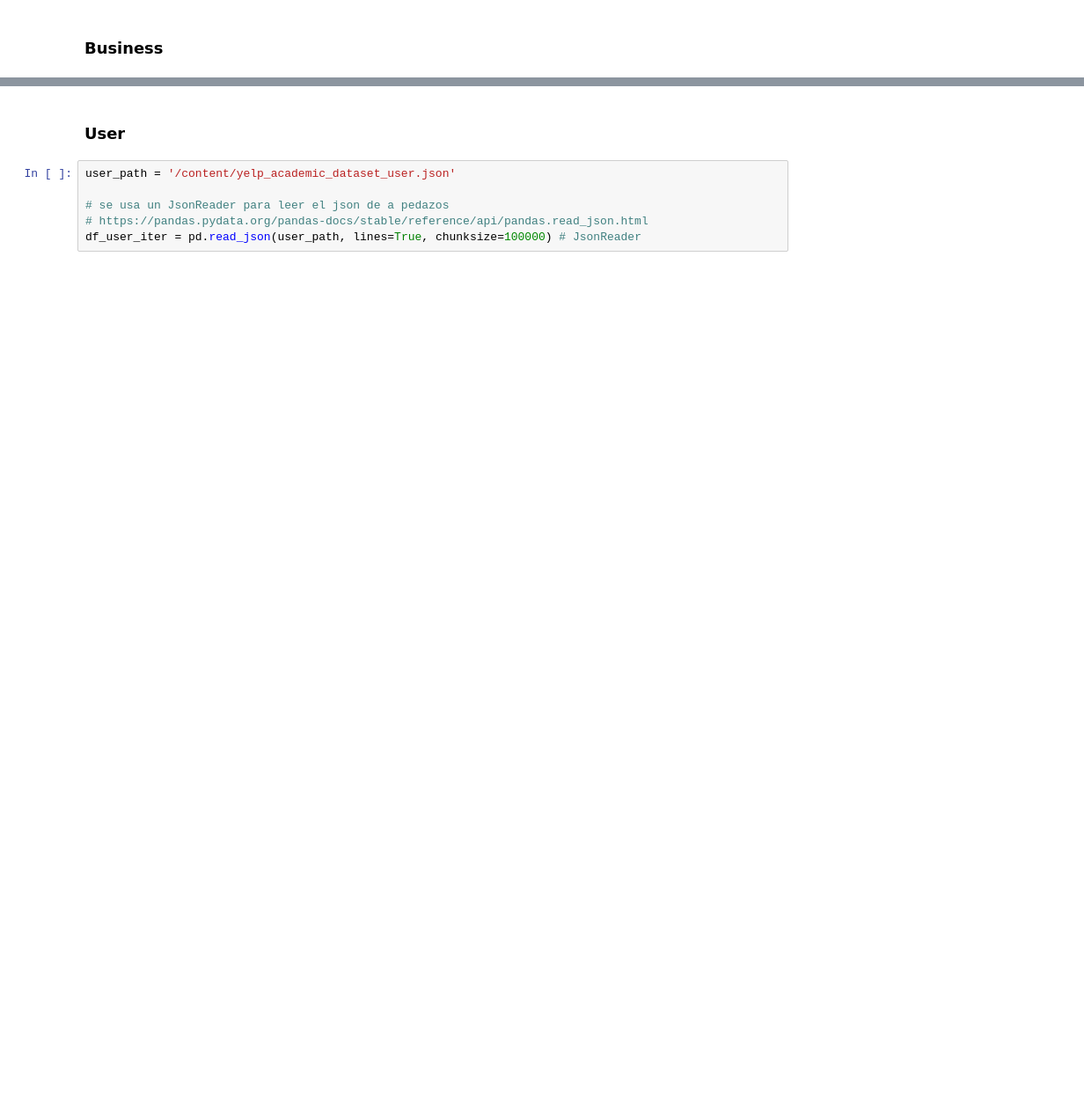
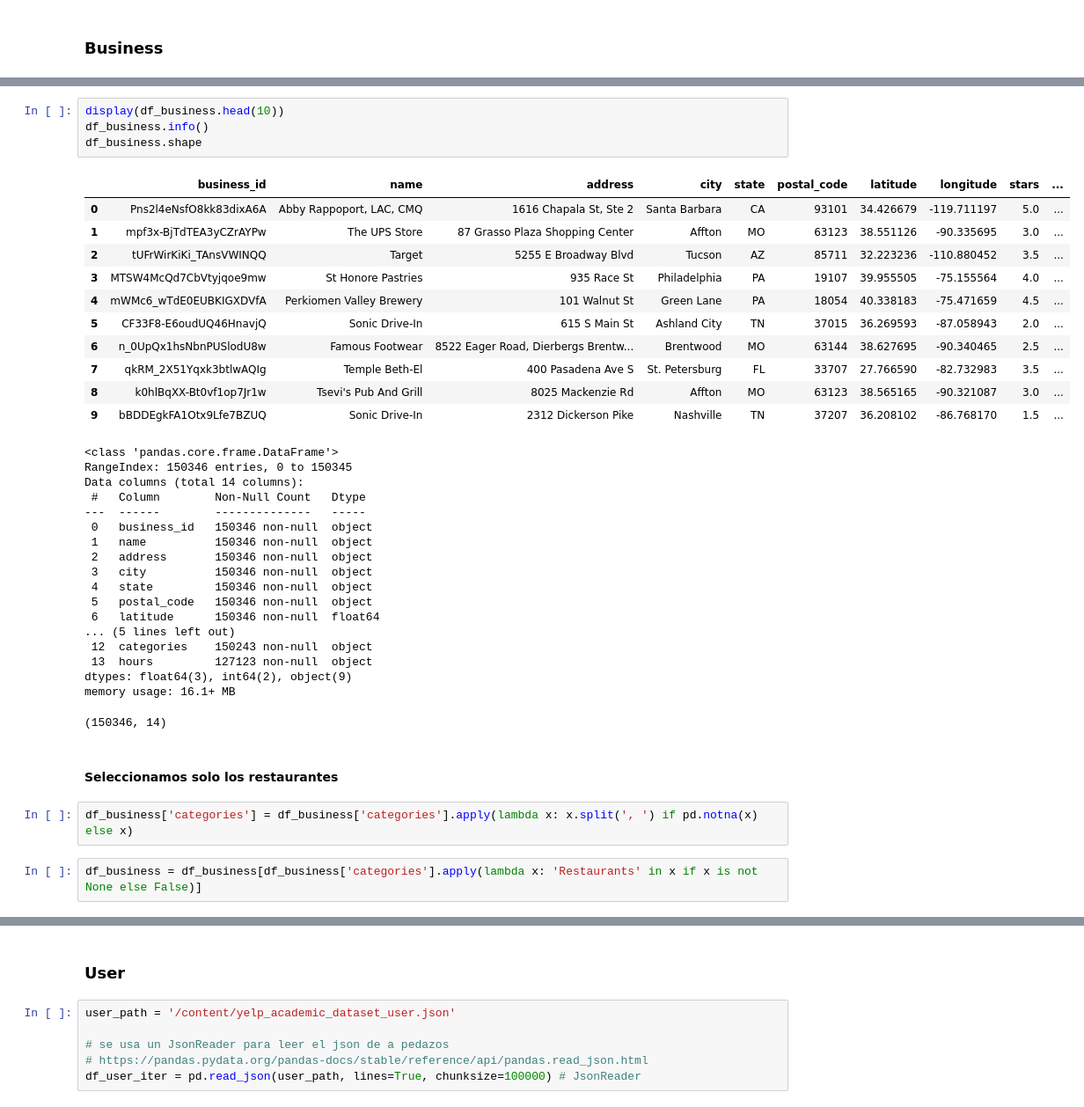
Before and after one commit to Sistemas-de-Recomendacion-Group-3/taller2_modelo, a Jupyter notebook: Taller_2_Recomendacion.ipynb, the cells around one changed output, grey strips where cells are left out. Shown: that part at 88% size. Cells and saved outputs as stored; diff of their text form; blank space fills up the shorter version.

```diff
--- a/Taller_2_Recomendacion.ipynb
+++ b/Taller_2_Recomendacion.ipynb
@@ -91,3 +87,43 @@ Data columns (total 14 columns):
 dtypes: float64(3), int64(2), object(9)
 memory usage: 16.1+ MB
 (150346, 14)
+# %%
+display(df_business.head(10))
+df_business.info()
+df_business.shape
+# %% [output]
+|  | business_id | name | address | city | state | postal_code | latitude | longitude | stars | ... |
+| 0 | Pns2l4eNsfO8kk83dixA6A | Abby Rappoport, LAC, CMQ | 1616 Chapala St, Ste 2 | Santa Barbara | CA | 93101 | 34.426679 | -119.711197 | 5.0 | ... |
+| 1 | mpf3x-BjTdTEA3yCZrAYPw | The UPS Store | 87 Grasso Plaza Shopping Center | Affton | MO | 63123 | 38.551126 | -90.335695 | 3.0 | ... |
+| 2 | tUFrWirKiKi_TAnsVWINQQ | Target | 5255 E Broadway Blvd | Tucson | AZ | 85711 | 32.223236 | -110.880452 | 3.5 | ... |
+| 3 | MTSW4McQd7CbVtyjqoe9mw | St Honore Pastries | 935 Race St | Philadelphia | PA | 19107 | 39.955505 | -75.155564 | 4.0 | ... |
+| 4 | mWMc6_wTdE0EUBKIGXDVfA | Perkiomen Valley Brewery | 101 Walnut St | Green Lane | PA | 18054 | 40.338183 | -75.471659 | 4.5 | ... |
+| 5 | CF33F8-E6oudUQ46HnavjQ | Sonic Drive-In | 615 S Main St | Ashland City | TN | 37015 | 36.269593 | -87.058943 | 2.0 | ... |
+| 6 | n_0UpQx1hsNbnPUSlodU8w | Famous Footwear | 8522 Eager Road, Dierbergs Brentw... | Brentwood | MO | 63144 | 38.627695 | -90.340465 | 2.5 | ... |
+| 7 | qkRM_2X51Yqxk3btlwAQIg | Temple Beth-El | 400 Pasadena Ave S | St. Petersburg | FL | 33707 | 27.766590 | -82.732983 | 3.5 | ... |
+| 8 | k0hlBqXX-Bt0vf1op7Jr1w | Tsevi's Pub And Grill | 8025 Mackenzie Rd | Affton | MO | 63123 | 38.565165 | -90.321087 | 3.0 | ... |
+| 9 | bBDDEgkFA1Otx9Lfe7BZUQ | Sonic Drive-In | 2312 Dickerson Pike | Nashville | TN | 37207 | 36.208102 | -86.768170 | 1.5 | ... |
+<class 'pandas.core.frame.DataFrame'>
+RangeIndex: 150346 entries, 0 to 150345
+Data columns (total 14 columns):
+ #   Column        Non-Null Count   Dtype
+---  ------        --------------   -----
+ 0   business_id   150346 non-null  object
+ 1   name          150346 non-null  object
+ 2   address       150346 non-null  object
+ 3   city          150346 non-null  object
+ 4   state         150346 non-null  object
+ 5   postal_code   150346 non-null  object
+ 6   latitude      150346 non-null  float64
+... (5 lines left out)
+ 12  categories    150243 non-null  object
+ 13  hours         127123 non-null  object
+dtypes: float64(3), int64(2), object(9)
+memory usage: 16.1+ MB
+(150346, 14)
+# %% [markdown]
+#### Seleccionamos solo los restaurantes
+# %%
+df_business['categories'] = df_business['categories'].apply(lambda x: x.split(', ') if pd.notna(x) else x)
+# %%
+df_business = df_business[df_business['categories'].apply(lambda x: 'Restaurants' in x if x is not None else False)]
```
Also changed, not shown: parts of 27 cells of this notebook.
